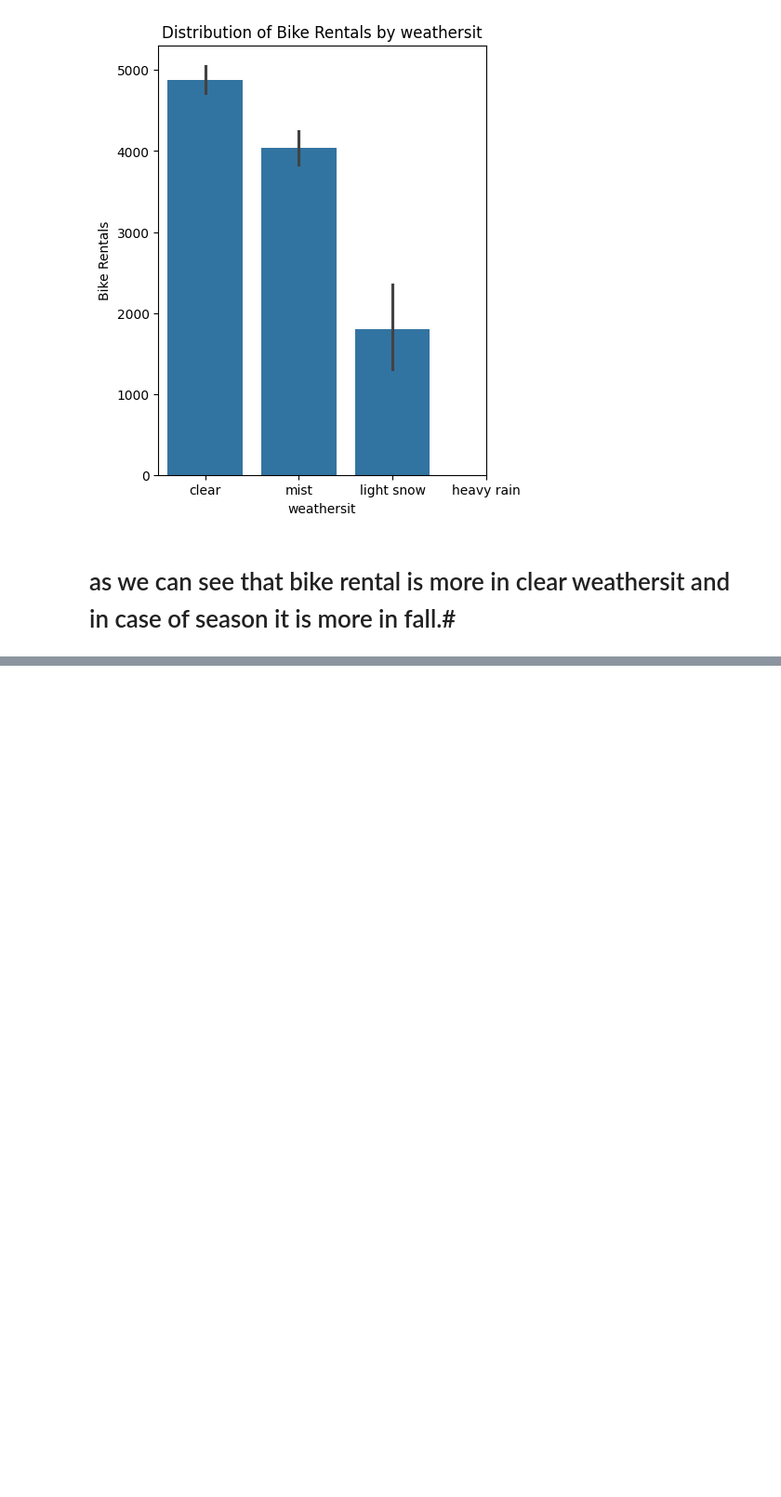
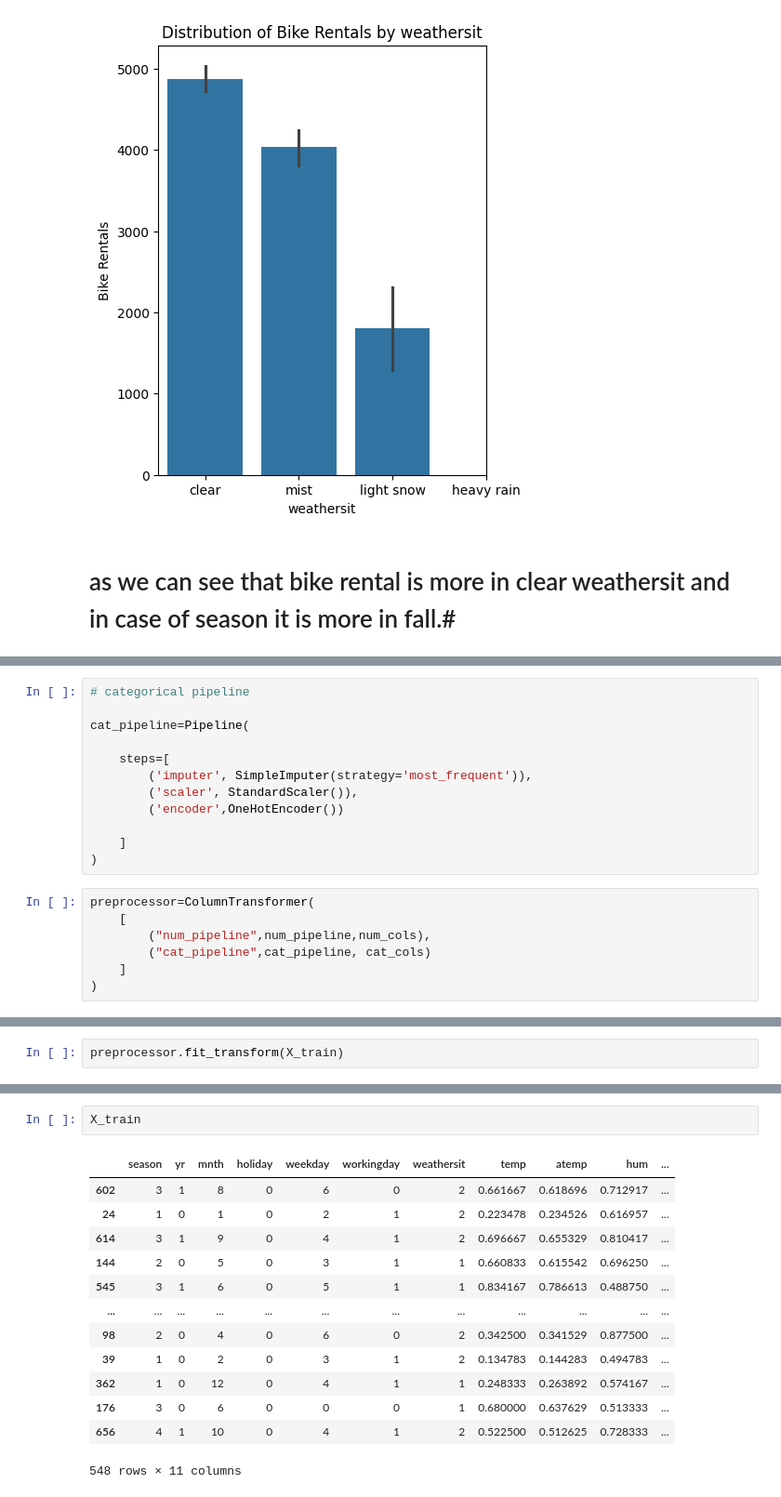
Before and after one commit to divyansh1934/bike_rental, a Jupyter notebook: notebooks/research.ipynb, the cells around one changed output, grey strips where cells are left out. Shown at 93% size. Cells and saved outputs as stored; diff of their text form; blank space fills up the shorter version.

```diff
--- a/notebooks/research.ipynb
+++ b/notebooks/research.ipynb
@@ -238,0 +333,19 @@ plt.show()
+# %%
+# categorical pipeline
+
+cat_pipeline=Pipeline(
+
+    steps=[
+        ('imputer', SimpleImputer(strategy='most_frequent')),
+        ('scaler', StandardScaler()),
+        ('encoder',OneHotEncoder())
+
+    ]
+)
+# %%
+preprocessor=ColumnTransformer(
+    [
+        ("num_pipeline",num_pipeline,num_cols),
+        ("cat_pipeline",cat_pipeline, cat_cols)
+    ]
+)
@@ -238,0 +431,2 @@ plt.show()
+# %%
+preprocessor.fit_transform(X_train)
@@ -238,0 +463,16 @@ plt.show()
+# %%
+X_train
+# %% [output]
+|  | season | yr | mnth | holiday | weekday | workingday | weathersit | temp | atemp | hum | ... |
+| 602 | 3 | 1 | 8 | 0 | 6 | 0 | 2 | 0.661667 | 0.618696 | 0.712917 | ... |
+| 24 | 1 | 0 | 1 | 0 | 2 | 1 | 2 | 0.223478 | 0.234526 | 0.616957 | ... |
+| 614 | 3 | 1 | 9 | 0 | 4 | 1 | 2 | 0.696667 | 0.655329 | 0.810417 | ... |
+| 144 | 2 | 0 | 5 | 0 | 3 | 1 | 1 | 0.660833 | 0.615542 | 0.696250 | ... |
+| 545 | 3 | 1 | 6 | 0 | 5 | 1 | 1 | 0.834167 | 0.786613 | 0.488750 | ... |
+| ... | ... | ... | ... | ... | ... | ... | ... | ... | ... | ... | ... |
+| 98 | 2 | 0 | 4 | 0 | 6 | 0 | 2 | 0.342500 | 0.341529 | 0.877500 | ... |
+| 39 | 1 | 0 | 2 | 0 | 3 | 1 | 2 | 0.134783 | 0.144283 | 0.494783 | ... |
+| 362 | 1 | 0 | 12 | 0 | 4 | 1 | 1 | 0.248333 | 0.263892 | 0.574167 | ... |
+| 176 | 3 | 0 | 6 | 0 | 0 | 0 | 1 | 0.680000 | 0.637629 | 0.513333 | ... |
+| 656 | 4 | 1 | 10 | 0 | 4 | 1 | 2 | 0.522500 | 0.512625 | 0.728333 | ... |
+548 rows × 11 columns
```
Also changed, not shown: parts of 37 cells of this notebook, 6 other files.
